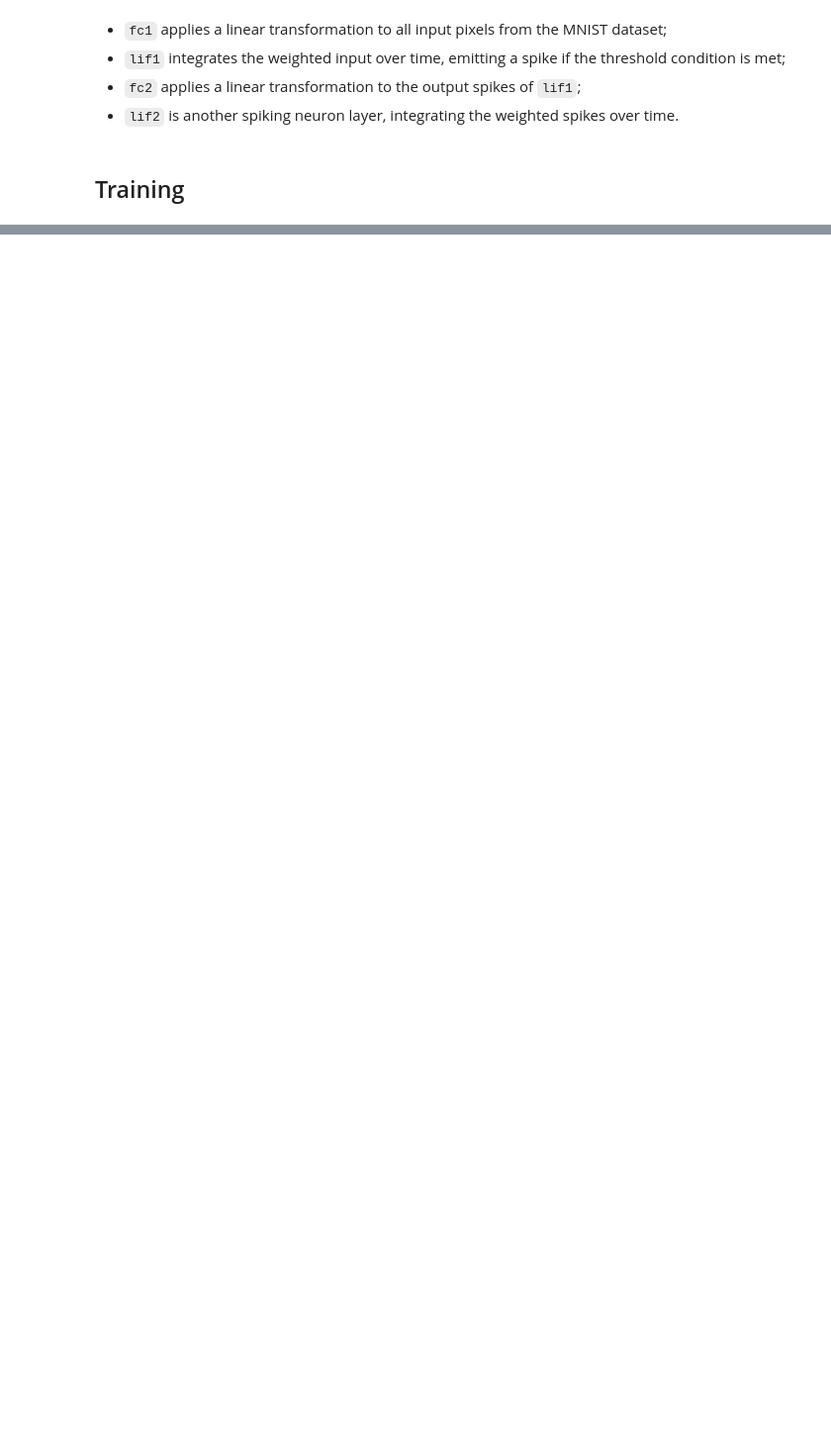
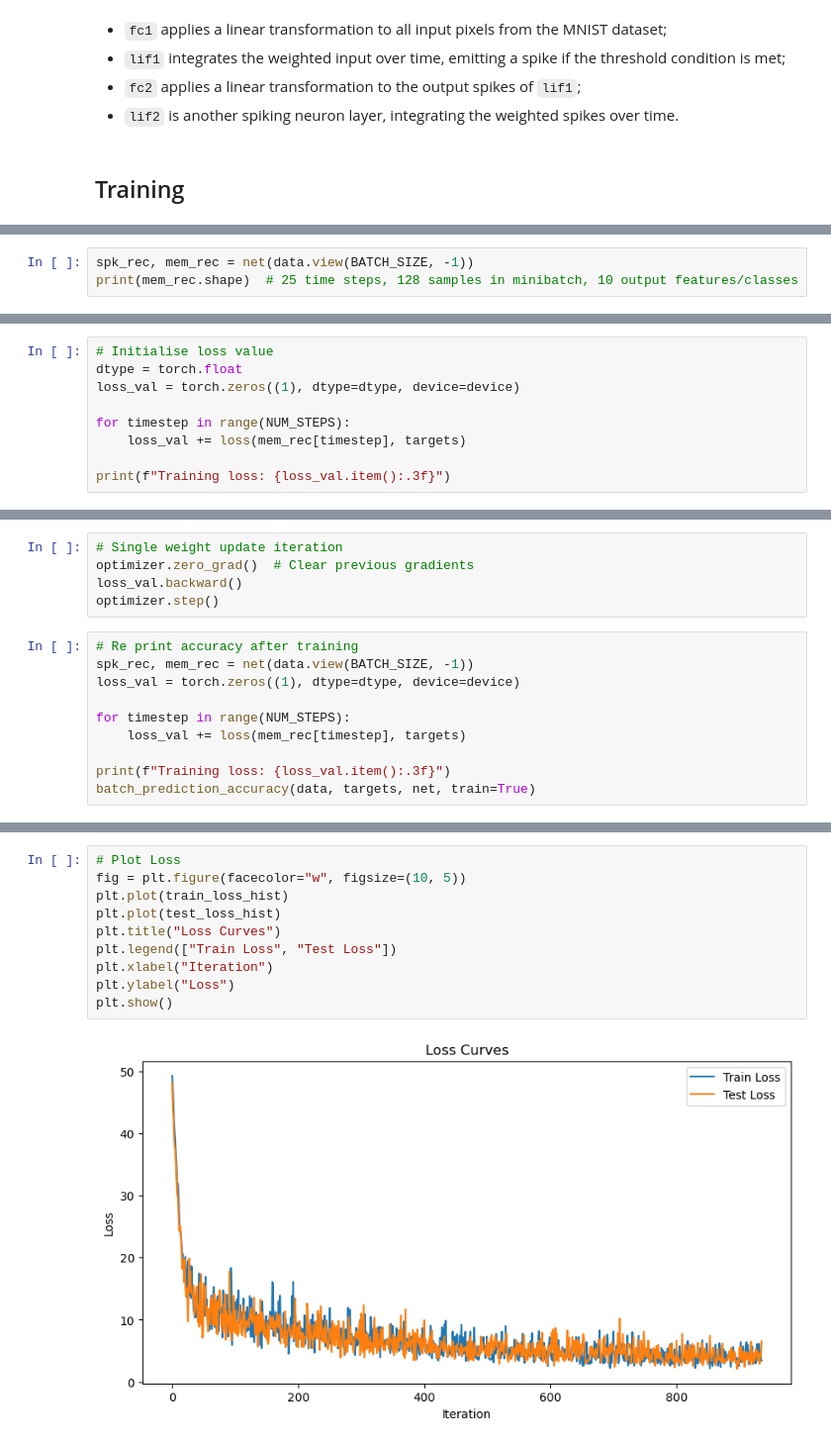
Before and after one commit to jl3720/hw-aware-eprop, a Jupyter notebook: notebooks/mnist_train.ipynb, the cells around one changed output, grey strips where cells are left out. Shown at 99% size. Drawn from its saved outputs; the diff is of its cells as text; blank space fills up the shorter version.

Commit message:
Completed training of feedforward SNN using BPTT on MNIST.

```diff
--- a/notebooks/mnist_train.ipynb
+++ b/notebooks/mnist_train.ipynb
@@ -106,0 +165,3 @@ net = Net(num_inputs=NUM_INPUTS, num_hiddens=NUM_HIDDENS, num_outputs=NUM_OUTPUT
+# %%
+spk_rec, mem_rec = net(data.view(BATCH_SIZE, -1))
+print(mem_rec.shape)  # 25 time steps, 128 samples in minibatch, 10 output features/classes
@@ -106,0 +175,9 @@ net = Net(num_inputs=NUM_INPUTS, num_hiddens=NUM_HIDDENS, num_outputs=NUM_OUTPUT
+# %%
+# Initialise loss value
+dtype = torch.float
+loss_val = torch.zeros((1), dtype=dtype, device=device)
+
+for timestep in range(NUM_STEPS):
+    loss_val += loss(mem_rec[timestep], targets)
+
+print(f"Training loss: {loss_val.item():.3f}")
@@ -106,0 +190,15 @@ net = Net(num_inputs=NUM_INPUTS, num_hiddens=NUM_HIDDENS, num_outputs=NUM_OUTPUT
+# %%
+# Single weight update iteration
+optimizer.zero_grad()  # Clear previous gradients
+loss_val.backward()
+optimizer.step()
+# %%
+# Re print accuracy after training
+spk_rec, mem_rec = net(data.view(BATCH_SIZE, -1))
+loss_val = torch.zeros((1), dtype=dtype, device=device)
+
+for timestep in range(NUM_STEPS):
+    loss_val += loss(mem_rec[timestep], targets)
+
+print(f"Training loss: {loss_val.item():.3f}")
+batch_prediction_accuracy(data, targets, net, train=True)
@@ -106,0 +286,12 @@ net = Net(num_inputs=NUM_INPUTS, num_hiddens=NUM_HIDDENS, num_outputs=NUM_OUTPUT
+# %%
+# Plot Loss
+fig = plt.figure(facecolor="w", figsize=(10, 5))
+plt.plot(train_loss_hist)
+plt.plot(test_loss_hist)
+plt.title("Loss Curves")
+plt.legend(["Train Loss", "Test Loss"])
+plt.xlabel("Iteration")
+plt.ylabel("Loss")
+plt.show()
+# %% [output]
+[figure, added]
```
Also changed, not shown: parts of 23 cells of this notebook.
